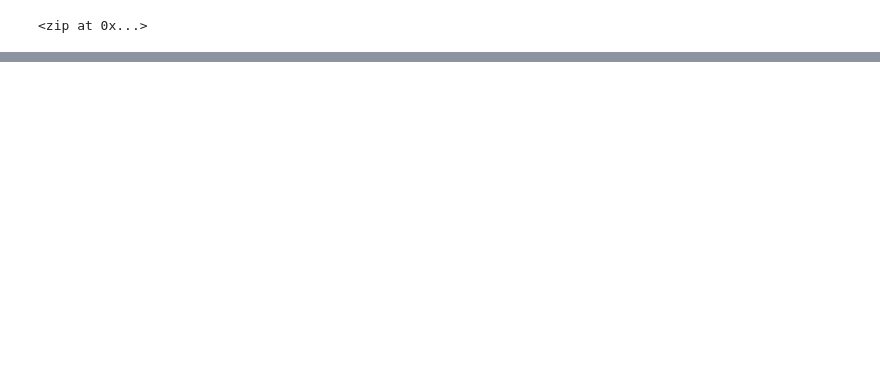
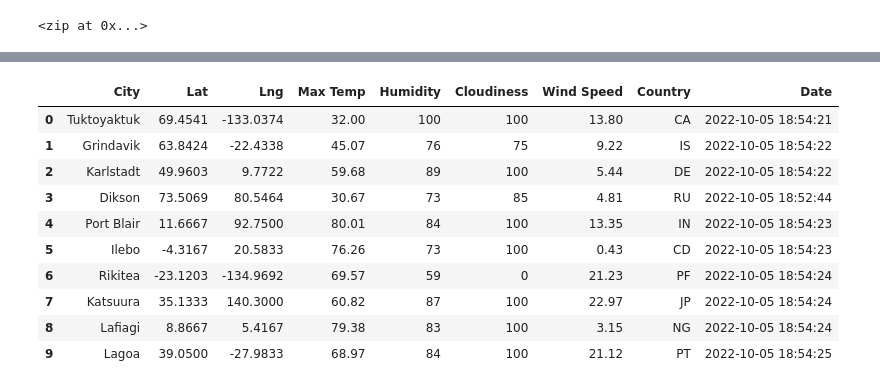
Before and after one commit to crystdang/world-weather-analysis, a Jupyter notebook: WeatherPy.ipynb, the cells around one changed output, grey strips where cells are left out. Drawn from its saved outputs; the diff is of its cells as text; code cells hidden in the pictures; blank space fills up the shorter version.

```diff
--- a/WeatherPy.ipynb
+++ b/WeatherPy.ipynb
@@ -71,0 +62,4 @@ len(cities)
+# %%
+# Starting URL for Weather Map API Call.
+url = "http://api.openweathermap.org/data/2.5/weather?units=Imperial&APPID=" + weather_api_key
+print(url)
@@ -71,0 +166,16 @@ len(cities)
+# %%
+# Convert the array of dictionaries to a Pandas DataFrame.
+city_data_df = pd.DataFrame(city_data)
+city_data_df.head(10)
+# %% [output]
+|  | City | Lat | Lng | Max Temp | Humidity | Cloudiness | Wind Speed | Country | Date |
+| 0 | Tuktoyaktuk | 69.4541 | -133.0374 | 32.00 | 100 | 100 | 13.80 | CA | 2022-10-05 18:54:21 |
+| 1 | Grindavik | 63.8424 | -22.4338 | 45.07 | 76 | 75 | 9.22 | IS | 2022-10-05 18:54:22 |
+| 2 | Karlstadt | 49.9603 | 9.7722 | 59.68 | 89 | 100 | 5.44 | DE | 2022-10-05 18:54:22 |
+| 3 | Dikson | 73.5069 | 80.5464 | 30.67 | 73 | 85 | 4.81 | RU | 2022-10-05 18:52:44 |
+| 4 | Port Blair | 11.6667 | 92.7500 | 80.01 | 84 | 100 | 13.35 | IN | 2022-10-05 18:54:23 |
+| 5 | Ilebo | -4.3167 | 20.5833 | 76.26 | 73 | 100 | 0.43 | CD | 2022-10-05 18:54:23 |
+| 6 | Rikitea | -23.1203 | -134.9692 | 69.57 | 59 | 0 | 21.23 | PF | 2022-10-05 18:54:24 |
+| 7 | Katsuura | 35.1333 | 140.3000 | 60.82 | 87 | 100 | 22.97 | JP | 2022-10-05 18:54:24 |
+| 8 | Lafiagi | 8.8667 | 5.4167 | 79.38 | 83 | 100 | 3.15 | NG | 2022-10-05 18:54:24 |
+| 9 | Lagoa | 39.0500 | -27.9833 | 68.97 | 84 | 100 | 21.12 | PT | 2022-10-05 18:54:25 |
```
Also changed, not shown: parts of 9 cells of this notebook, 3 other files.
